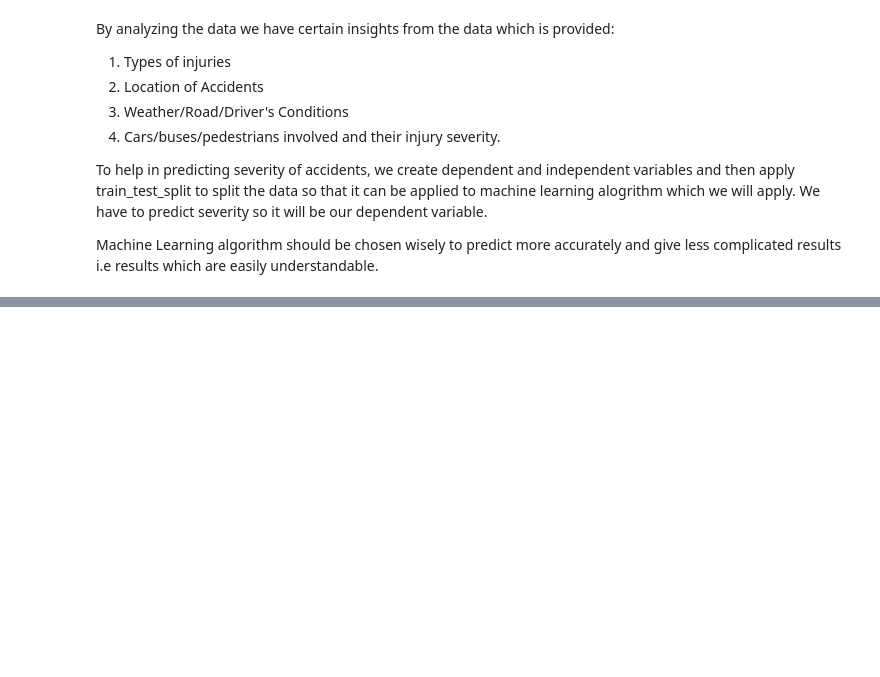
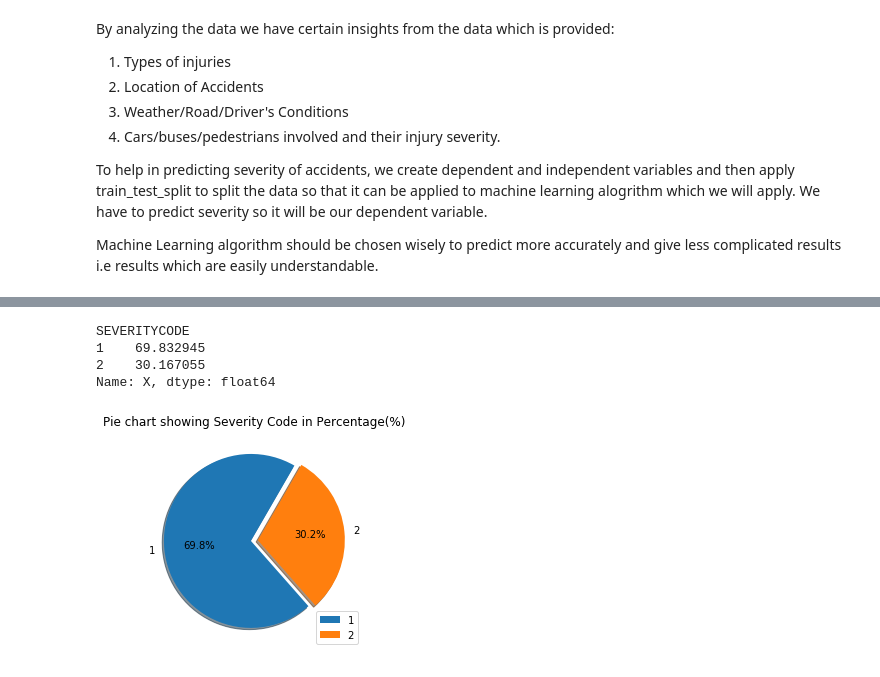
Before and after one commit to purvit-vashishtha/Coursera-Capstone-, a Jupyter notebook: Capstone Project.ipynb, the cells around one changed output, grey strips where cells are left out. Drawn from its saved outputs; the diff is of its cells as text; code cells hidden in the pictures; blank space fills up the shorter version.

```diff
--- a/Capstone Project.ipynb
+++ b/Capstone Project.ipynb
@@ -67,0 +90,19 @@ __By above shape method, we came to know that there are 194673 accidents that to
+# %%
+a = df1.groupby('SEVERITYCODE').count()['X'].sum(axis = 0)
+# %%
+np.set_printoptions(precision=2)
+print((df1.groupby('SEVERITYCODE').count()['X']/a*100))
+sev_per = (df1.groupby('SEVERITYCODE').count()['X']/a*100)
+# %% [output]
+SEVERITYCODE
+1    69.832945
+2    30.167055
+Name: X, dtype: float64
+# %%
+sev_per.plot(kind = "pie",startangle=60,shadow=True,autopct = "%1.1f%%", explode = [0.04,0.04])
+plt.title('Pie chart showing Severity Code in Percentage(%)')
+plt.ylabel('')
+plt.legend()
+plt.show()
+# %% [output]
+[figure, added]
```
Also changed, not shown: parts of 42 cells of this notebook.
